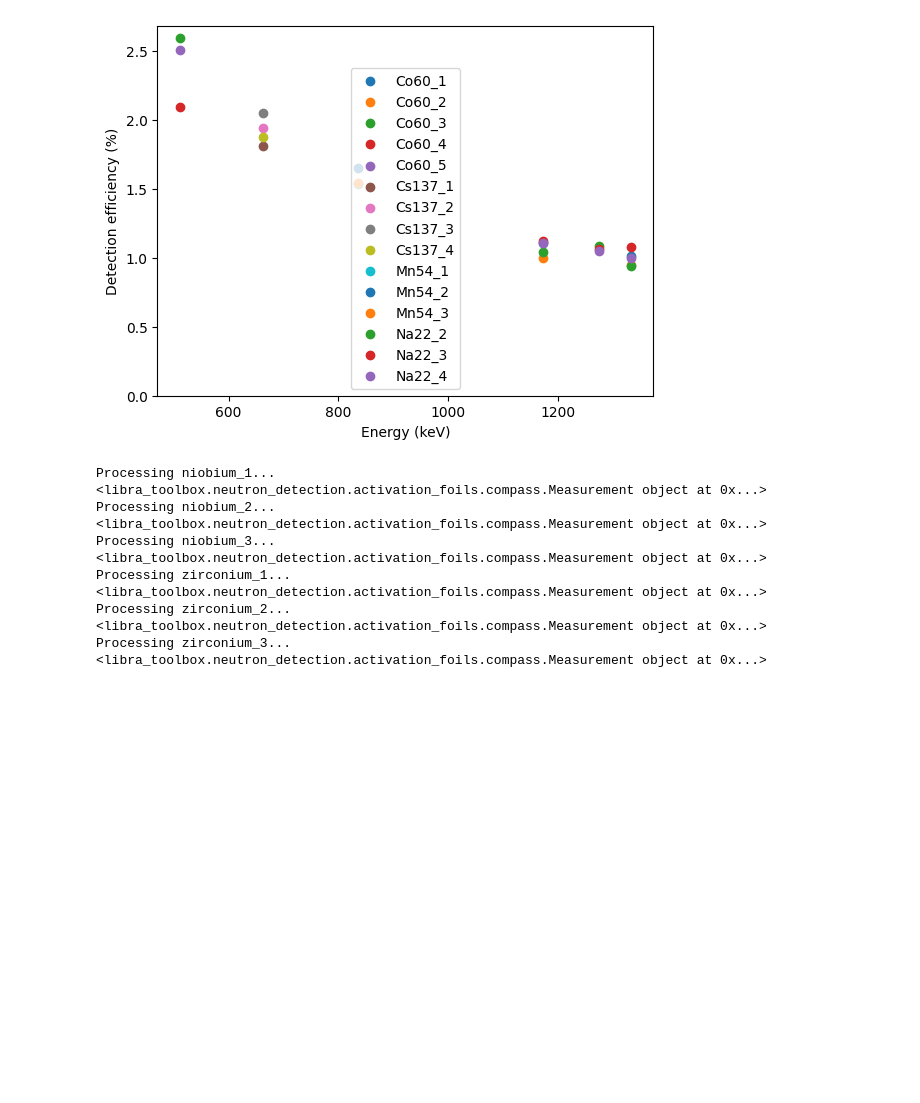
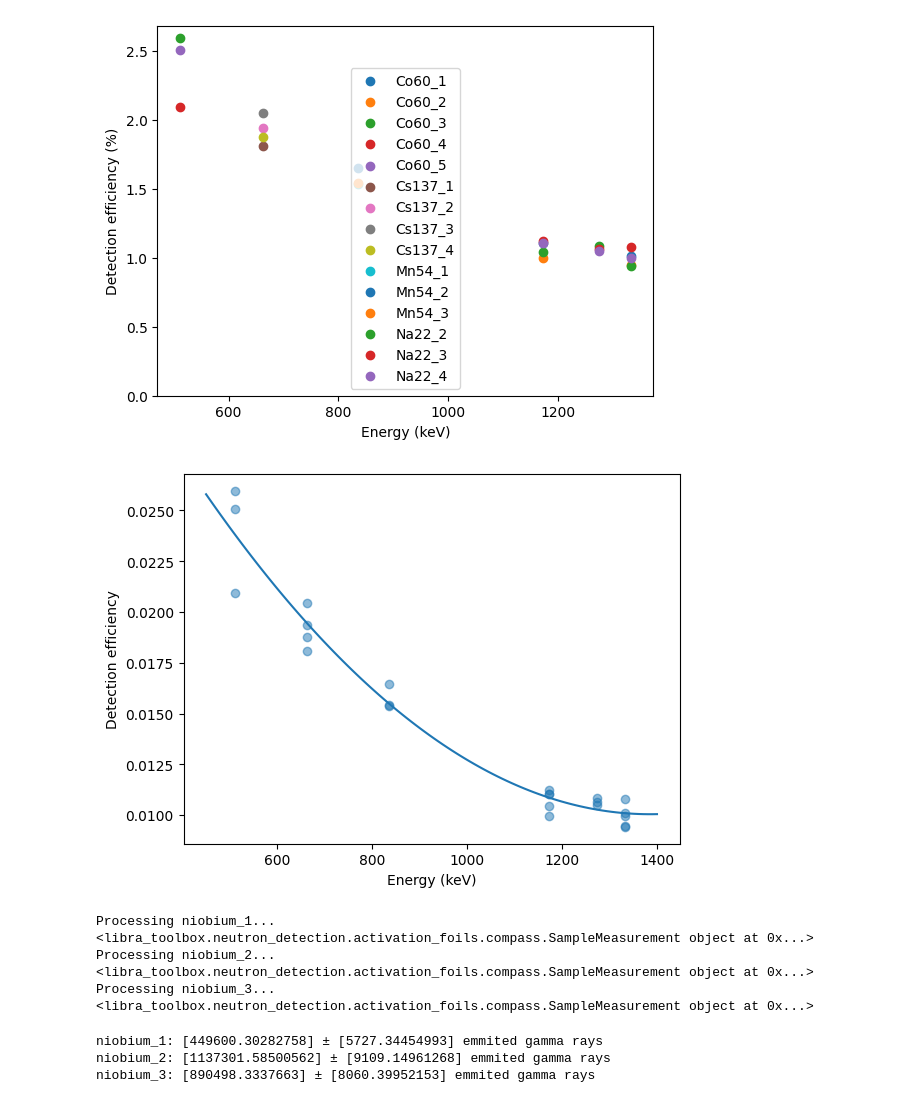
Before and after one commit to cdunn314/libra-toolbox, a Jupyter notebook: example.ipynb, the cells around one changed output. Cells and saved outputs as stored; diff of their text form; code cells hidden in the pictures; blank space fills up the shorter version.

Commit message:
compute gamma emmissions for SampleMeasurement

```diff
--- a/example.ipynb
+++ b/example.ipynb
@@ -494,33 +494,84 @@ plt.ylim(bottom=0)
 plt.show()
 # %% [output]
 [figure]
+# %%
+# fit efficiency curve with polynomial
+
+def efficiency_curve(channel_nb, measurements):
+    efficiencies = []
+    energies = []
+    for  measurement in measurements:
+        efficiency = measurement.compute_detection_efficiency(
+            background_measurement=background_meas,
+            calibration_coeffs=calibration_coeffs[channel_nb],
+            channel_nb=channel_nb,
+            search_width=300,
+        )
+        efficiencies.append(efficiency)
+        energies.append(measurement.check_source.nuclide.energy)
+
+    # flatten the lists
+    energies = [energy for sublist in energies for energy in sublist]
+    efficiencies = [efficiency for sublist in efficiencies for efficiency in sublist]
+    return energies, efficiencies
+energies, efficiencies = efficiency_curve(4, list(all_measurements.values()))
+
+detection_efficiency_coeffs = np.polyfit(energies, efficiencies, 2)
+# %%
+plt.scatter(energies, efficiencies, label="Data", alpha=0.5)
+xs = np.linspace(450, 1400, 100)
+plt.plot(xs, np.polyval(detection_efficiency_coeffs, xs), label="Fit")
+plt.xlabel("Energy (keV)")
+plt.ylabel("Detection efficiency")
+plt.show()
+# %% [output]
+[figure, added]
 # %%
+from libra_toolbox.neutron_detection.activation_foils.compass import SampleMeasurement
+from libra_toolbox.neutron_detection.activation_foils.calibration import nb92m, ActivationFoil
+
+nb_foil = ActivationFoil(
+    nuclide=nb92m,
+    mass=0.5678, # in grams
+    name="Nb foil",
+)
+
 sample_measurements_directories = {
     "niobium_1": f"{run_dir}/Niobium_250318_1253_count1/UNFILTERED",
     "niobium_2": f"{run_dir}/Niobium_250319_1124_count2/UNFILTERED",
     "niobium_3": f"{run_dir}/Niobium_250321_0935_count3/UNFILTERED",
-    "zirconium_1": f"{run_dir}/Zirconium_1L_3_240317_2312/UNFILTERED",
-    "zirconium_2": f"{run_dir}/Zirconium_250318_2219_count2/UNFILTERED",
-    "zirconium_3": f"{run_dir}/Zirconium_250320_1042_count3/UNFILTERED",
+    # "zirconium_1": f"{run_dir}/Zirconium_1L_3_240317_2312/UNFILTERED",
+    # "zirconium_2": f"{run_dir}/Zirconium_250318_2219_count2/UNFILTERED",
+    # "zirconium_3": f"{run_dir}/Zirconium_250320_1042_count3/UNFILTERED",
 }
 
 all_sample_measurements = {}
 
 for sample, directory in sample_measurements_directories.items():
     print(f"Processing {sample}...")
-    meas = Measurement.from_directory(directory, name=sample)
+    meas = SampleMeasurement.from_directory(directory, name=sample)
     print(meas)
     all_sample_measurements[sample] = meas
+    if "niobium" in sample:
+        meas.foil = nb_foil
 # %% [output]
 Processing niobium_1...
-<libra_toolbox.neutron_detection.activation_foils.compass.Measurement object at 0x...>
+<libra_toolbox.neutron_detection.activation_foils.compass.SampleMeasurement object at 0x...>
 Processing niobium_2...
-<libra_toolbox.neutron_detection.activation_foils.compass.Measurement object at 0x...>
+<libra_toolbox.neutron_detection.activation_foils.compass.SampleMeasurement object at 0x...>
 Processing niobium_3...
-<libra_toolbox.neutron_detection.activation_foils.compass.Measurement object at 0x...>
-Processing zirconium_1...
-<libra_toolbox.neutron_detection.activation_foils.compass.Measurement object at 0x...>
-Processing zirconium_2...
-<libra_toolbox.neutron_detection.activation_foils.compass.Measurement object at 0x...>
-Processing zirconium_3...
-<libra_toolbox.neutron_detection.activation_foils.compass.Measurement object at 0x...>
+<libra_toolbox.neutron_detection.activation_foils.compass.SampleMeasurement object at 0x...>
+# %%
+for sample, measurement in all_sample_measurements.items():
+    activity, activity_err = measurement.get_gamma_emmited(
+        background_measurement=background_meas,
+        efficiency_coeffs=detection_efficiency_coeffs,
+        calibration_coeffs=calibration_coeffs[4],
+        channel_nb=4,
+        search_width=300,
+    )
+    print(f"{sample}: {activity} ± {activity_err} emmited gamma rays")
+# %% [output]
+niobium_1: [449600.30282758] ± [5727.34454993] emmited gamma rays
+niobium_2: [1137301.58500562] ± [9109.14961268] emmited gamma rays
+niobium_3: [890498.3337663] ± [8060.39952153] emmited gamma rays
```
Also changed, not shown: 2 other files.
